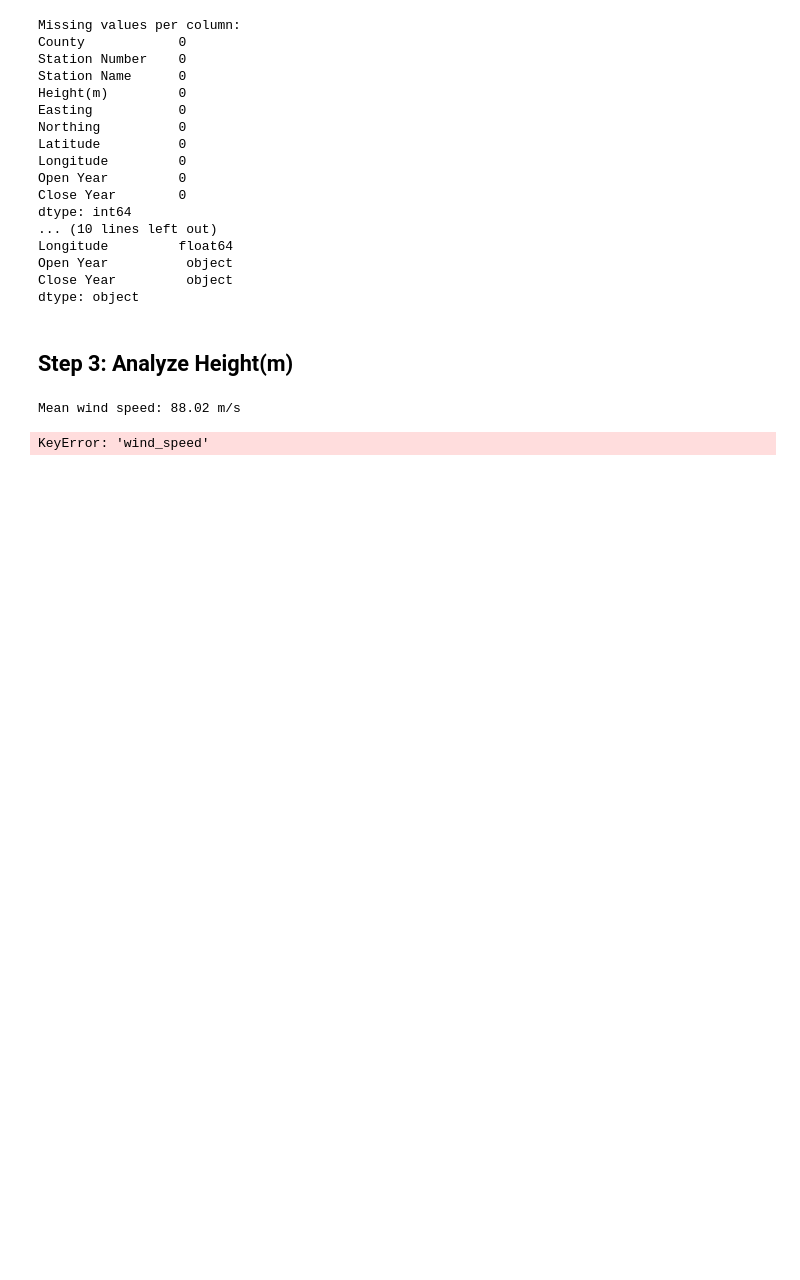
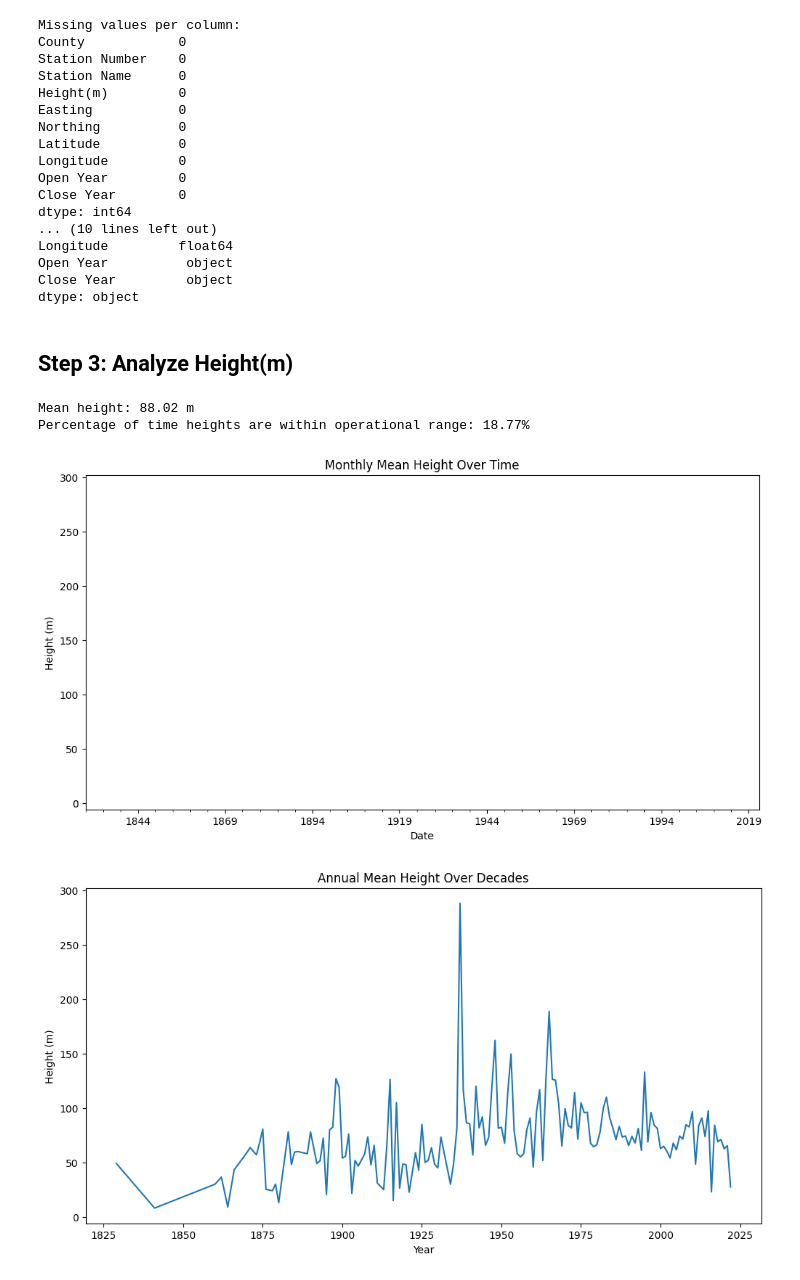
Before and after one commit to gusgoes/PFDA, a Jupyter notebook: project/project.ipynb, the cells around one changed output. Drawn from its saved outputs; the diff is of its cells as text; code cells hidden in the pictures; blank space fills up the shorter version.

```diff
--- a/project/project.ipynb
+++ b/project/project.ipynb
@@ -132,39 +124,43 @@ dtype: object
 # %%
 import matplotlib.pyplot as plt
 import seaborn as sns
 
-# Mean wind speed
+# Mean height
 mean_height = weatherdata['Height(m)'].mean()
-print(f"Mean wind speed: {mean_wind_speed:.2f} m/s")
+print(f"Mean height: {mean_height:.2f} m")
 
-# Wind speed ranges
-min_operational_speed = 3.0  # Example minimum operational speed in m/s
-max_operational_speed = 25.0  # Example maximum operational speed in m/s
-operational_wind_speeds = weatherdata[(weatherdata['Height(m)'] >= min_operational_speed) & (df['wind_speed'] <= max_operational_speed)]
-print(f"Percentage of time wind speeds are within operational range: {len(operational_wind_speeds) / len(df) * 100:.2f}%")
+# Height ranges
+min_operational_height = 3.0  # Example minimum operational height in m
+max_operational_height = 25.0  # Example maximum operational height in m
+operational_heights = weatherdata[(weatherdata['Height(m)'] >= min_operational_height) & (weatherdata['Height(m)'] <= max_operational_height)]
+print(f"Percentage of time heights are within operational range: {len(operational_heights) / len(weatherdata) * 100:.2f}%")
 
-# Wind speed trends over time
-weatherdata['date'] = pd.to_datetime(weatherdata['date'])
+# Create a 'date' column based on 'Open Year' for demonstration purposes
+weatherdata['date'] = pd.to_datetime(weatherdata['Open Year'], errors='coerce')
 weatherdata.set_index('date', inplace=True)
-monthly_mean_wind_speed = weatherdata['Height(m)'].resample('M').mean()
+
+# Height trends over time
+monthly_mean_height = weatherdata['Height(m)'].resample('M').mean()
 
 plt.figure(figsize=(12, 6))
-monthly_mean_wind_speed.plot()
-plt.title('Monthly Mean Wind Speed Over Time')
+monthly_mean_height.plot()
+plt.title('Monthly Mean Height Over Time')
 plt.xlabel('Date')
-plt.ylabel('Wind Speed (m/s)')
+plt.ylabel('Height (m)')
 plt.show()
 
-# Wind speed trends over decades
+# Height trends over decades
 weatherdata['year'] = weatherdata.index.year
-annual_mean_wind_speed = weatherdata.groupby('year')['wind_speed'].mean()
+annual_mean_height = weatherdata.groupby('year')['Height(m)'].mean()
 
 plt.figure(figsize=(12, 6))
-annual_mean_wind_speed.plot()
-plt.title('Annual Mean Wind Speed Over Decades')
+annual_mean_height.plot()
+plt.title('Annual Mean Height Over Decades')
 plt.xlabel('Year')
-plt.ylabel('Wind Speed (m/s)')
+plt.ylabel('Height (m)')
 plt.show()
 # %% [output]
-Mean wind speed: 88.02 m/s
+Mean height: 88.02 m
+Percentage of time heights are within operational range: 18.77%
-KeyError: 'wind_speed'
+[figure, added]
+[figure, added]
```
Also changed, not shown: parts of 4 cells of this notebook, 1 other file.
